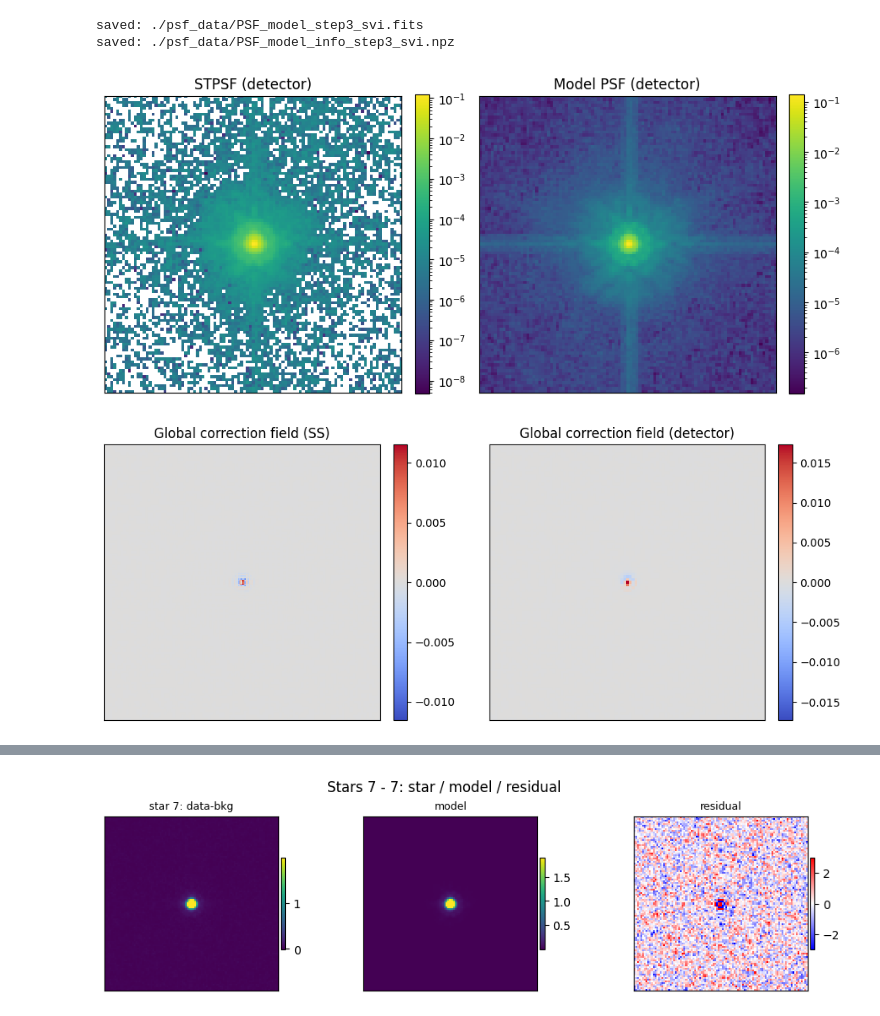
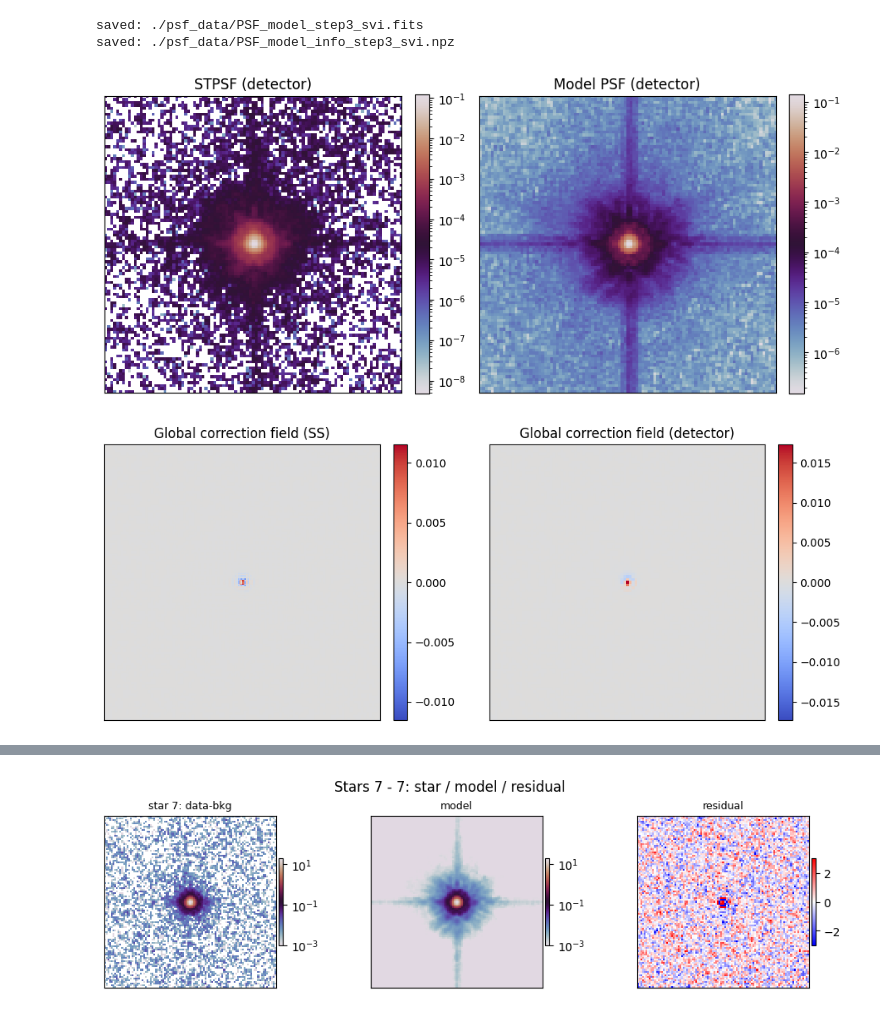
Before and after one commit to astroskylee/Herculensedquasar, a Jupyter notebook: RXJ1131/Step_3_build_psf_svi.ipynb, the cells around one changed output, grey strips where cells are left out. Saved outputs shown, nothing was run; the diff lists cells and outputs as text; code cells hidden in the pictures.

```diff
--- a/RXJ1131/Step_3_build_psf_svi.ipynb
+++ b/RXJ1131/Step_3_build_psf_svi.ipynb
@@ -870,13 +870,13 @@ residual = (data_np - psf_only_med - bkg_cube) / err_np
 
 # (A) STPSF detector PSF and model detector PSF
 fig, axes = plt.subplots(1, 2, figsize=(9, 4))
-im0 = axes[0].imshow(np.array(base_psf_det), origin="lower", norm="log")
+im0 = axes[0].imshow(np.array(base_psf_det), origin="lower", norm="log", cmap="twilight")
 axes[0].set_title("STPSF (detector)")
 axes[0].set_xticks([])
 axes[0].set_yticks([])
 plt.colorbar(im0, ax=axes[0], fraction=0.046, pad=0.04)
 
-im1 = axes[1].imshow(np.array(psf_det_median), origin="lower", norm="log")
+im1 = axes[1].imshow(np.array(psf_det_median), origin="lower", norm="log", cmap="twilight")
 axes[1].set_title("Model PSF (detector)")
 axes[1].set_xticks([])
 axes[1].set_yticks([])
@@ -915,34 +915,34 @@ chunk_size = 7  # rows per figure
 star_vmin, star_vmax = np.percentile(star_img, [1.0, 99.5])
 model_vmin, model_vmax = np.percentile(psf_only_med, [1.0, 99.5])
 
 for start in range(0, n_show, chunk_size):
     stop = min(start + chunk_size, n_show)
     nrows = stop - start
 
     fig, axes = plt.subplots(nrows, 3, figsize=(9.5, 2.6 * nrows), constrained_layout=True)
     axes = np.array(axes)
     if nrows == 1:
         axes = axes[None, :]
 
     for r, i in enumerate(range(start, stop)):
-        im_star = axes[r, 0].imshow(star_img[i], origin="lower", cmap="viridis", vmin=star_vmin, vmax=star_vmax)
+        im_star = axes[r, 0].imshow(star_img[i], origin="lower", norm="log", cmap="twilight", vmin=0.001, vmax=star_vmax*10)
         axes[r, 0].set_title(f"star {i}: data-bkg", fontsize=9)
 
-        im_model = axes[r, 1].imshow(psf_only_med[i], origin="lower", cmap="viridis", vmin=model_vmin, vmax=model_vmax)
+        im_model = axes[r, 1].imshow(psf_only_med[i], origin="lower", norm="log", cmap="twilight", vmin=0.001, vmax=model_vmax*10)
         axes[r, 1].set_title("model", fontsize=9)
 
         im_res = axes[r, 2].imshow(residual[i], origin="lower", cmap="bwr", vmin=-3, vmax=3)
         axes[r, 2].set_title("residual", fontsize=9)
 
         for c in range(3):
             axes[r, c].set_xticks([])
             axes[r, c].set_yticks([])
 
     fig.colorbar(im_star, ax=axes[:, 0].tolist(), fraction=0.02, pad=0.01)
     fig.colorbar(im_model, ax=axes[:, 1].tolist(), fraction=0.02, pad=0.01)
     fig.colorbar(im_res, ax=axes[:, 2].tolist(), fraction=0.02, pad=0.01)
 
     fig.suptitle(f"Stars {start} - {stop-1}: star / model / residual", fontsize=12)
 # %% [output]
-[figure, old version]
+[figure, new version]
 [figure]
@@ -950 +950 @@ for start in range(0, n_show, chunk_size):
-[figure, old version]
+[figure, new version]
```
Also changed, not shown: parts of 3 cells of this notebook, 6 other files.
